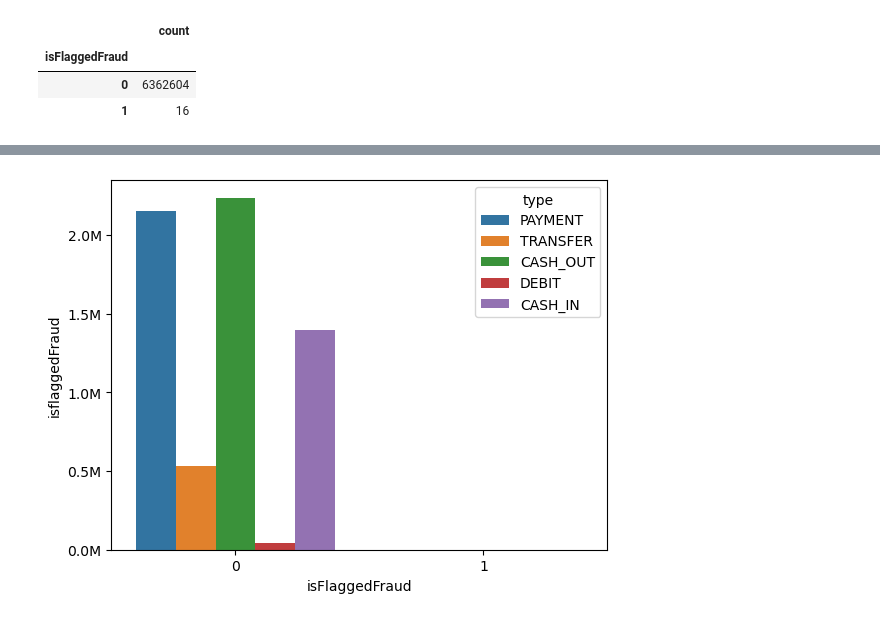
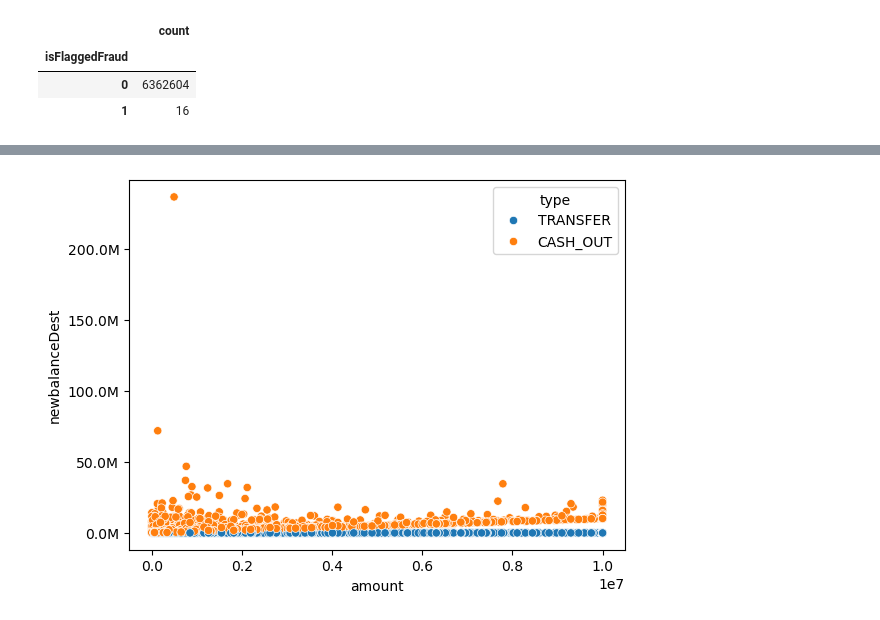
Before and after one commit to GClark89/Financial_fraud_machine, a Jupyter notebook: EDA.ipynb, the cells around one changed output, grey strips where cells are left out. Saved outputs shown, nothing was run; the diff lists cells and outputs as text; code cells hidden in the pictures.

```diff
--- a/EDA.ipynb
+++ b/EDA.ipynb
@@ -157,8 +235,6 @@ plt.gca().yaxis.set_major_formatter(formatter)
 # %%
-
-sns.countplot(data=df, x = "isFlaggedFraud", hue= "type")
-plt.ylabel('isflaggedFraud')
+sns.scatterplot(data=fraud, x= "amount" , y= "newbalanceDest", hue = "type")
 formatter = FuncFormatter(lambda x, pos: f'{x / 1e6:.1f}M')  # Formatting to show in millions (1M)
 plt.gca().yaxis.set_major_formatter(formatter)
 # %% [output]
-[figure, old version]
+[figure, new version]
```
Also changed, not shown: parts of 29 cells of this notebook.
